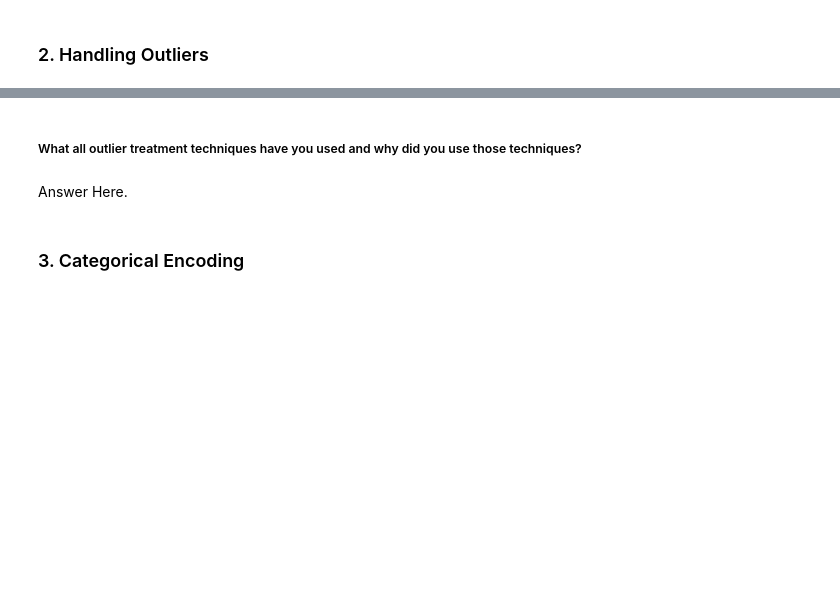
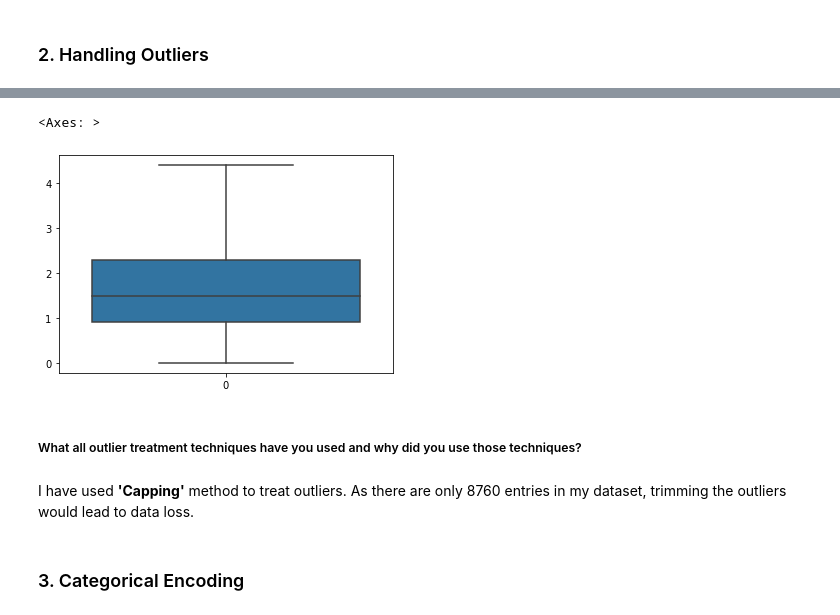
Before and after one commit to mohith-ds8/Seoul-Bike-Sharing-Demand-Prediction, a Jupyter notebook: Seoul_bike_sharing_prediction.ipynb, the cells around one changed output, grey strips where cells are left out. Saved outputs shown, nothing was run; the diff lists cells and outputs as text; code cells hidden in the pictures; blank space fills up the shorter version.

```diff
--- a/Seoul_bike_sharing_prediction.ipynb
+++ b/Seoul_bike_sharing_prediction.ipynb
@@ -1062,6 +1021,30 @@ Answer Here.
+# %%
+# Finding the IQR
+percentile25 = df['Wind_speed'].quantile(0.25)
+percentile75 = df['Wind_speed'].quantile(0.75)
+iqr = percentile75 - percentile25
+upper_limit = percentile75 + 1.5 * iqr
+lower_limit = percentile25 - 1.5 * iqr
+# %%
+# Capping
+df['Wind_speed'] = np.where(
+    df['Wind_speed'] > upper_limit,
+    upper_limit,
+    np.where(
+        df['Wind_speed'] < lower_limit,
+        lower_limit,
+        df['Wind_speed']
+    )
+)
+# %%
+# Checking for outliers
+sns.boxplot(df['Wind_speed'])
+# %% [output]
+<Axes: >
+[figure, added]
 # %% [markdown]
 ##### What all outlier treatment techniques have you used and why did you use those techniques?
-# %% [markdown]
-Answer Here.
+# %% [markdown]
+I have used **'Capping'** method to treat outliers. As there are only 8760 entries in my dataset, trimming the outliers would lead to data loss.
 # %% [markdown]
 ### 3. Categorical Encoding
```
Also changed, not shown: parts of 260 cells of this notebook.
